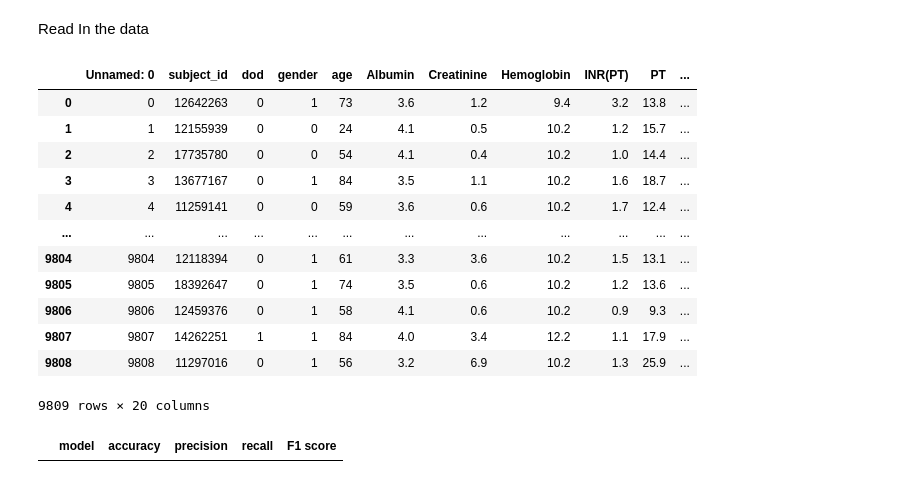
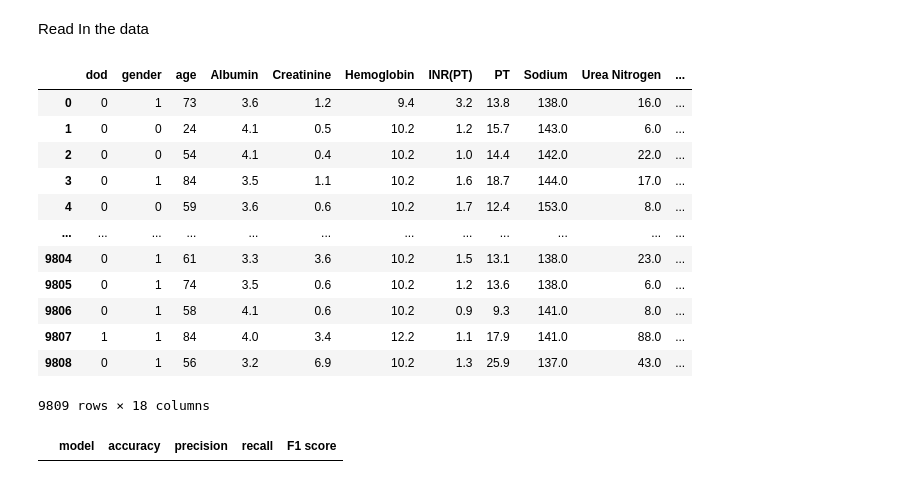
Before and after one commit to gracelovesyah/ml-and-health-predict-mortality-rate, a Jupyter notebook: notebook/4_linearRegressionOpt.ipynb, the cells around one changed output. Cells and saved outputs as stored; diff of their text form; code cells hidden in the pictures.

```diff
--- a/notebook/4_linearRegressionOpt.ipynb
+++ b/notebook/4_linearRegressionOpt.ipynb
@@ -37,21 +37,22 @@ seed_list = [1,2,3,4,5,6,7,8,9,10]
 Read In the data
 # %%
 aki_df = pd.read_csv('../data/df_final_AKI.csv')
+aki_df = aki_df.drop(columns=['Unnamed: 0', 'subject_id'])
 aki_df
 # %% [output]
-|  | Unnamed: 0 | subject_id | dod | gender | age | Albumin | Creatinine | Hemoglobin | INR(PT) | PT | ... |
-| 0 | 0 | 12642263 | 0 | 1 | 73 | 3.6 | 1.2 | 9.4 | 3.2 | 13.8 | ... |
-| 1 | 1 | 12155939 | 0 | 0 | 24 | 4.1 | 0.5 | 10.2 | 1.2 | 15.7 | ... |
-| 2 | 2 | 17735780 | 0 | 0 | 54 | 4.1 | 0.4 | 10.2 | 1.0 | 14.4 | ... |
-| 3 | 3 | 13677167 | 0 | 1 | 84 | 3.5 | 1.1 | 10.2 | 1.6 | 18.7 | ... |
-| 4 | 4 | 11259141 | 0 | 0 | 59 | 3.6 | 0.6 | 10.2 | 1.7 | 12.4 | ... |
+|  | dod | gender | age | Albumin | Creatinine | Hemoglobin | INR(PT) | PT | Sodium | Urea Nitrogen | ... |
+| 0 | 0 | 1 | 73 | 3.6 | 1.2 | 9.4 | 3.2 | 13.8 | 138.0 | 16.0 | ... |
+| 1 | 0 | 0 | 24 | 4.1 | 0.5 | 10.2 | 1.2 | 15.7 | 143.0 | 6.0 | ... |
+| 2 | 0 | 0 | 54 | 4.1 | 0.4 | 10.2 | 1.0 | 14.4 | 142.0 | 22.0 | ... |
+| 3 | 0 | 1 | 84 | 3.5 | 1.1 | 10.2 | 1.6 | 18.7 | 144.0 | 17.0 | ... |
+| 4 | 0 | 0 | 59 | 3.6 | 0.6 | 10.2 | 1.7 | 12.4 | 153.0 | 8.0 | ... |
 | ... | ... | ... | ... | ... | ... | ... | ... | ... | ... | ... | ... |
-| 9804 | 9804 | 12118394 | 0 | 1 | 61 | 3.3 | 3.6 | 10.2 | 1.5 | 13.1 | ... |
-| 9805 | 9805 | 18392647 | 0 | 1 | 74 | 3.5 | 0.6 | 10.2 | 1.2 | 13.6 | ... |
-| 9806 | 9806 | 12459376 | 0 | 1 | 58 | 4.1 | 0.6 | 10.2 | 0.9 | 9.3 | ... |
-| 9807 | 9807 | 14262251 | 1 | 1 | 84 | 4.0 | 3.4 | 12.2 | 1.1 | 17.9 | ... |
-| 9808 | 9808 | 11297016 | 0 | 1 | 56 | 3.2 | 6.9 | 10.2 | 1.3 | 25.9 | ... |
+| 9804 | 0 | 1 | 61 | 3.3 | 3.6 | 10.2 | 1.5 | 13.1 | 138.0 | 23.0 | ... |
+| 9805 | 0 | 1 | 74 | 3.5 | 0.6 | 10.2 | 1.2 | 13.6 | 138.0 | 6.0 | ... |
+| 9806 | 0 | 1 | 58 | 4.1 | 0.6 | 10.2 | 0.9 | 9.3 | 141.0 | 8.0 | ... |
+| 9807 | 1 | 1 | 84 | 4.0 | 3.4 | 12.2 | 1.1 | 17.9 | 141.0 | 88.0 | ... |
+| 9808 | 0 | 1 | 56 | 3.2 | 6.9 | 10.2 | 1.3 | 25.9 | 137.0 | 43.0 | ... |
-9809 rows × 20 columns
+9809 rows × 18 columns
 # %%
 model_desc = []
 model_comparison_DF = pd.DataFrame(model_desc, columns=['model', 'accuracy', 'precision', 'recall', 'F1 score'])
```
Also changed, not shown: parts of 14 cells of this notebook, 2 other files.
